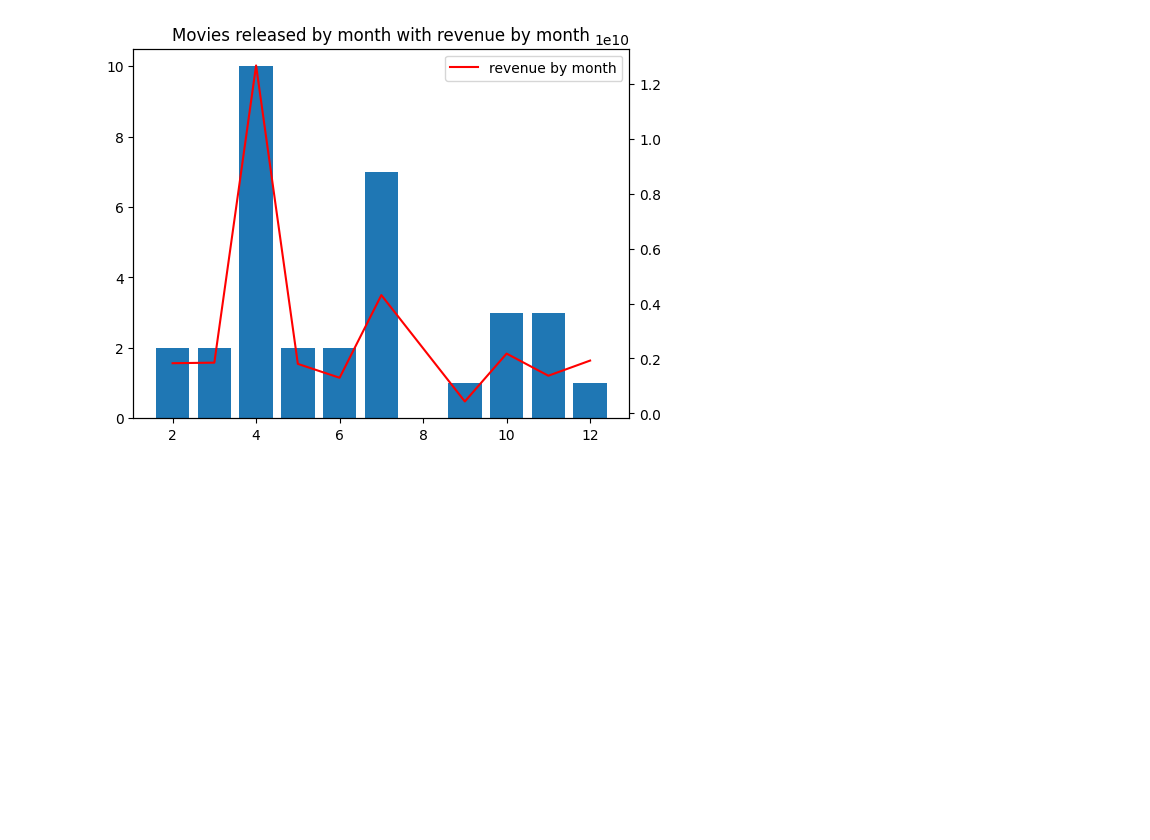
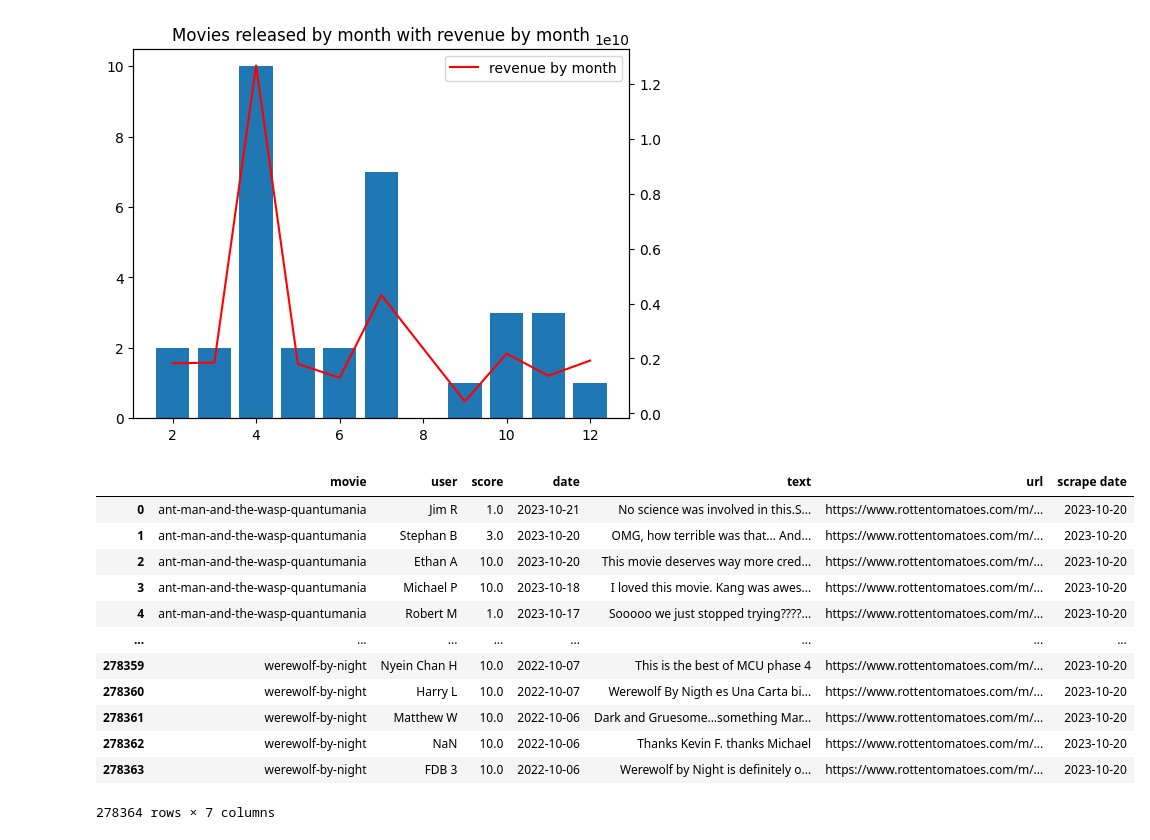
Before and after one commit to rizz-kings/data-in-the-wild, a Jupyter notebook: notebooks/popularity_analysis.ipynb, the cells around one changed output. Cells and saved outputs as stored; diff of their text form; code cells hidden in the pictures; blank space fills up the shorter version.

```diff
--- a/notebooks/popularity_analysis.ipynb
+++ b/notebooks/popularity_analysis.ipynb
@@ -93,3 +94,23 @@ plt.legend()
 plt.show()
 # %% [output]
 [figure]
+# %%
+user_review_df = pd.read_csv("../data/raw/reviews/RT_audience.csv")
+
+user_review_df["date"] = pd.to_datetime(user_review_df["date"], format="%Y-%m-%d")
+
+user_review_df
+# %% [output]
+|  | movie | user | score | date | text | url | scrape date |
+| 0 | ant-man-and-the-wasp-quantumania | Jim R | 1.0 | 2023-10-21 | No science was involved in this.S... | https://www.rottentomatoes.com/m/... | 2023-10-20 |
+| 1 | ant-man-and-the-wasp-quantumania | Stephan B | 3.0 | 2023-10-20 | OMG, how terrible was that... And... | https://www.rottentomatoes.com/m/... | 2023-10-20 |
+| 2 | ant-man-and-the-wasp-quantumania | Ethan A | 10.0 | 2023-10-20 | This movie deserves way more cred... | https://www.rottentomatoes.com/m/... | 2023-10-20 |
+| 3 | ant-man-and-the-wasp-quantumania | Michael P | 10.0 | 2023-10-18 | I loved this movie. Kang was awes... | https://www.rottentomatoes.com/m/... | 2023-10-20 |
+| 4 | ant-man-and-the-wasp-quantumania | Robert M | 1.0 | 2023-10-17 | Sooooo we just stopped trying????... | https://www.rottentomatoes.com/m/... | 2023-10-20 |
+| ... | ... | ... | ... | ... | ... | ... | ... |
+| 278359 | werewolf-by-night | Nyein Chan H | 10.0 | 2022-10-07 | This is the best of MCU phase 4 | https://www.rottentomatoes.com/m/... | 2023-10-20 |
+| 278360 | werewolf-by-night | Harry L | 10.0 | 2022-10-07 | Werewolf By Nigth es Una Carta bi... | https://www.rottentomatoes.com/m/... | 2023-10-20 |
+| 278361 | werewolf-by-night | Matthew W | 10.0 | 2022-10-06 | Dark and Gruesome...something Mar... | https://www.rottentomatoes.com/m/... | 2023-10-20 |
+| 278362 | werewolf-by-night | NaN | 10.0 | 2022-10-06 | Thanks Kevin F. thanks Michael | https://www.rottentomatoes.com/m/... | 2023-10-20 |
+| 278363 | werewolf-by-night | FDB 3 | 10.0 | 2022-10-06 | Werewolf by Night is definitely o... | https://www.rottentomatoes.com/m/... | 2023-10-20 |
+278364 rows × 7 columns
```
Also changed, not shown: parts of 4 cells of this notebook, 1 other file.
